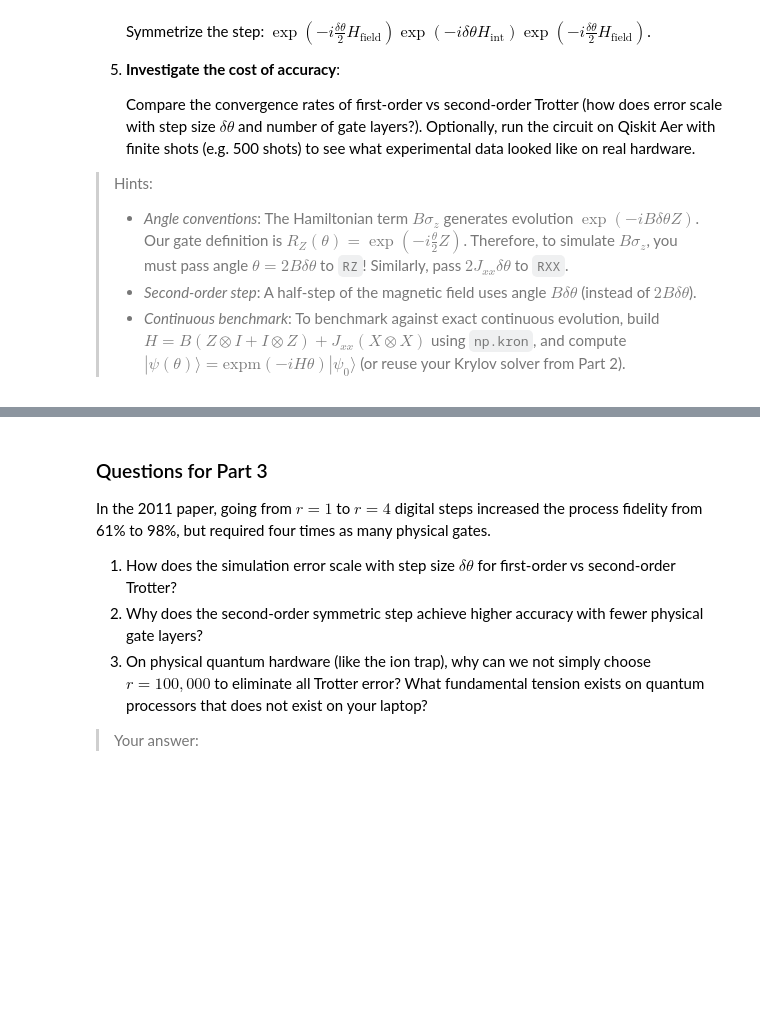
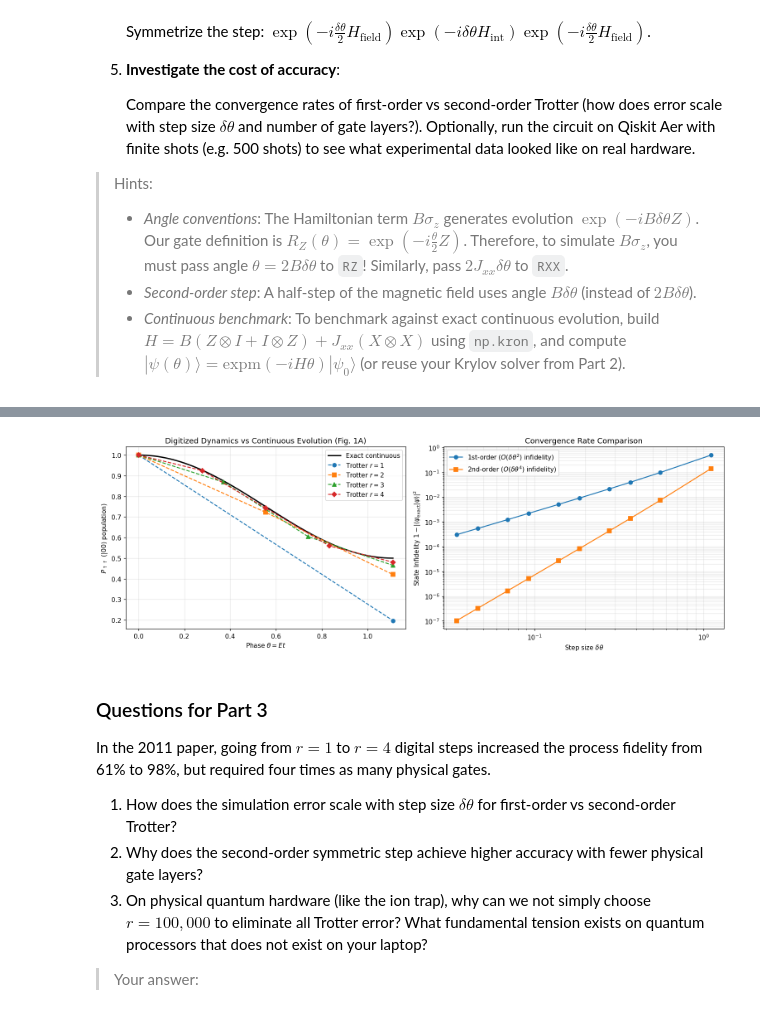
Before and after one commit to aalex-rodri/eigenbros-clean, a Jupyter notebook: tn_qiskit_challenge.ipynb, the cells around one changed output, grey strips where cells are left out. Saved outputs shown, nothing was run; the diff lists cells and outputs as text; code cells hidden in the pictures; blank space fills up the shorter version.

```diff
--- a/tn_qiskit_challenge.ipynb
+++ b/tn_qiskit_challenge.ipynb
@@ -629,4 +693,92 @@ def trotter_step_own_2nd(psi, dtheta, B=0.0, Jxx=0.0, Jyy=0.0, Jzz=0.0, pairs=No
 # %%
-# Your code goes here:
-#
-#
+# ---------- Task 2: Verify agreement between custom simulator and Qiskit circuit ----------
+n_qubits = 2
+dtheta_test = 0.2
+steps_test = 3
+B_test, Jxx_test = 0.5, 1.0
+
+psi_test = init_state(n_qubits)
+for _ in range(steps_test):
+    psi_test = trotter_step_own(psi_test, dtheta_test, B=B_test, Jxx=Jxx_test)
+psi_custom_flat = to_flat(psi_test)
+
+qc_test = trotter_circuit(n_qubits, steps_test, dtheta_test, B=B_test, Jxx=Jxx_test)
+psi_qiskit = Statevector.from_instruction(qc_test).data
+
+print("Trotter Step Simulators Match:", np.allclose(psi_custom_flat, psi_qiskit))
+print("Overlap |<custom|qiskit>|:", abs(np.vdot(psi_custom_flat, psi_qiskit)))
+
+
+# ---------- Task 3 & 5: Reproduce digitized dynamics (Lanyon et al. Figure 1A) ----------
+B_val = 0.5
+Jxx_val = 1.0
+theta_max = np.pi / (2 * np.sqrt(2))  # Entangling point theta_a ≈ 1.11
+
+# Continuous benchmark: H = B*(Z⊗I + I⊗Z) + Jxx*(X⊗X)
+H_cont = B_val * (np.kron(Z, I2) + np.kron(I2, Z)) + Jxx_val * np.kron(X, X)
+psi0_flat = np.array([1, 0, 0, 0], dtype=complex)  # |00> state
+
+# Fine continuous curve
+theta_grid = np.linspace(0, theta_max, 200)
+p00_cont = []
+for th in theta_grid:
+    psi_th = expm(-1j * H_cont * th) @ psi0_flat
+    p00_cont.append(abs(psi_th[0]) ** 2)
+
+# Digitized Trotter runs for r in [1, 2, 3, 4]
+fig, axes = plt.subplots(1, 2, figsize=(14, 5))
+
+# Plot Dynamics
+axes[0].plot(theta_grid, p00_cont, "k-", label="Exact continuous", lw=2)
+
+markers = ["o", "s", "^", "D"]
+for r, m in zip([1, 2, 3, 4], markers):
+    dtheta = theta_max / r
+    theta_pts = [k * dtheta for k in range(r + 1)]
+
+    psi_r = init_state(2)
+    p00_pts = [abs(flat_be(psi_r)[0]) ** 2]
+
+    for _ in range(r):
+        psi_r = trotter_step_own(psi_r, dtheta, B=B_val, Jxx=Jxx_val)
+        p00_pts.append(abs(flat_be(psi_r)[0]) ** 2)
+
+    axes[0].plot(theta_pts, p00_pts, marker=m, linestyle="--", label=f"Trotter $r={r}$")
+
+axes[0].set_xlabel(r"Phase $\theta = Et$")
+axes[0].set_ylabel(r"$P_{\uparrow\uparrow}$ ($|00\rangle$ population)")
+axes[0].set_title("Digitized Dynamics vs Continuous Evolution (Fig. 1A)")
+axes[0].legend()
+axes[0].grid(True, alpha=0.3)
+
+# Error scaling: 1st order vs 2nd order symmetric Trotter at theta_max
+psi_exact = expm(-1j * H_cont * theta_max) @ psi0_flat
+r_vals = np.array([1, 2, 3, 4, 6, 8, 12, 16, 24, 32])
+err_1st, err_2nd = [], []
+
+for r in r_vals:
+    dth = theta_max / r
+
+    # 1st-order run
+    psi_1 = init_state(2)
+    for _ in range(r):
+        psi_1 = trotter_step_own(psi_1, dth, B=B_val, Jxx=Jxx_val)
+    err_1st.append(1.0 - abs(np.vdot(psi_exact, flat_be(psi_1))) ** 2)
+
+    # 2nd-order run
+    psi_2 = init_state(2)
+    for _ in range(r):
+        psi_2 = trotter_step_own_2nd(psi_2, dth, B=B_val, Jxx=Jxx_val)
+    err_2nd.append(1.0 - abs(np.vdot(psi_exact, flat_be(psi_2))) ** 2)
+
+axes[1].loglog(theta_max / r_vals, err_1st, "o-", label=r"1st-order ($O(\delta\theta^2)$ infidelity)")
+axes[1].loglog(theta_max / r_vals, err_2nd, "s-", label=r"2nd-order ($O(\delta\theta^4)$ infidelity)")
+axes[1].set_xlabel(r"Step size $\delta\theta$")
+axes[1].set_ylabel(r"State Infidelity $1 - |\langle\psi_{\mathrm{exact}}|\psi\rangle|^2$")
+axes[1].set_title("Convergence Rate Comparison")
+axes[1].legend()
+axes[1].grid(True, which="both", alpha=0.3)
+
+plt.tight_layout()
+plt.show()
+# %% [output]
@@ -633,3 +787,4 @@ def trotter_step_own_2nd(psi, dtheta, B=0.0, Jxx=0.0, Jyy=0.0, Jzz=0.0, pairs=No
+[figure, added]
 # %% [markdown]
 ### Questions for Part 3
 
```
Also changed, not shown: parts of 8 cells of this notebook.
